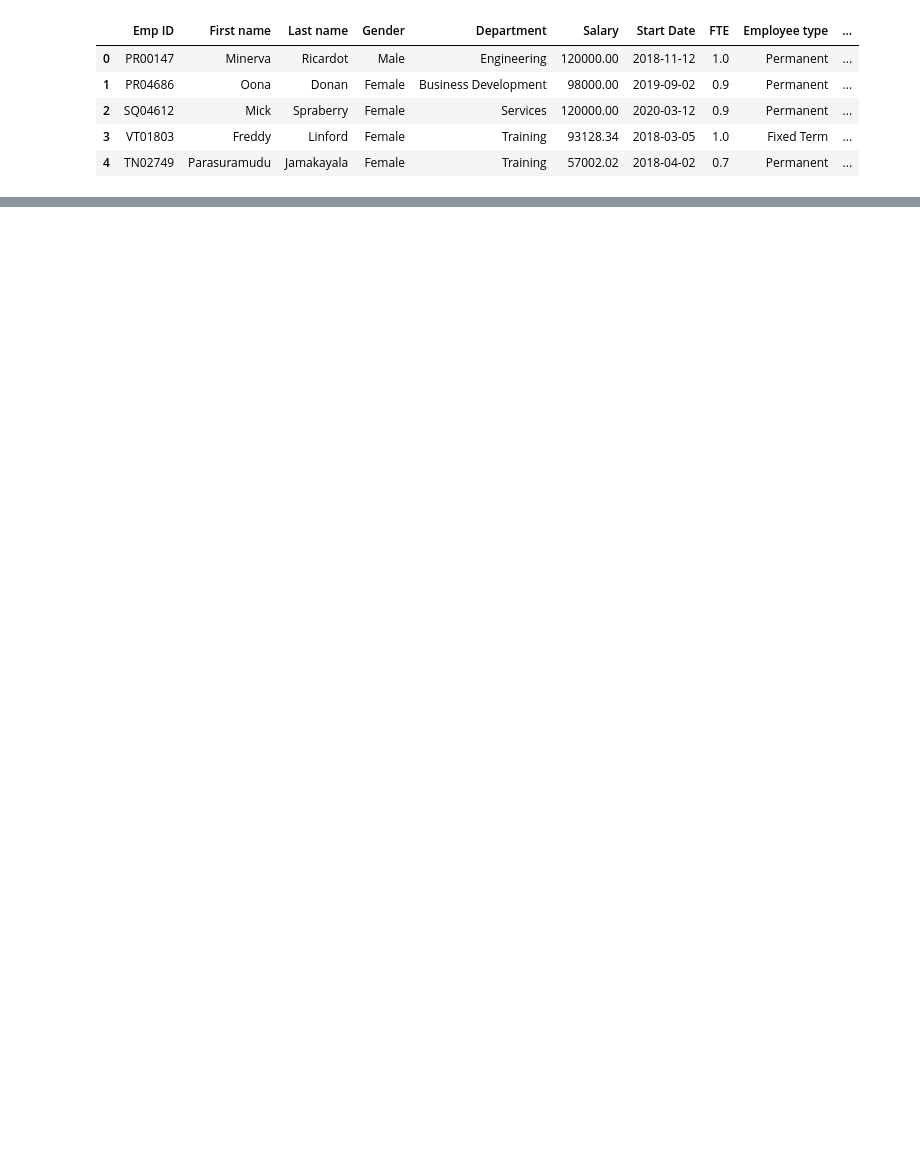
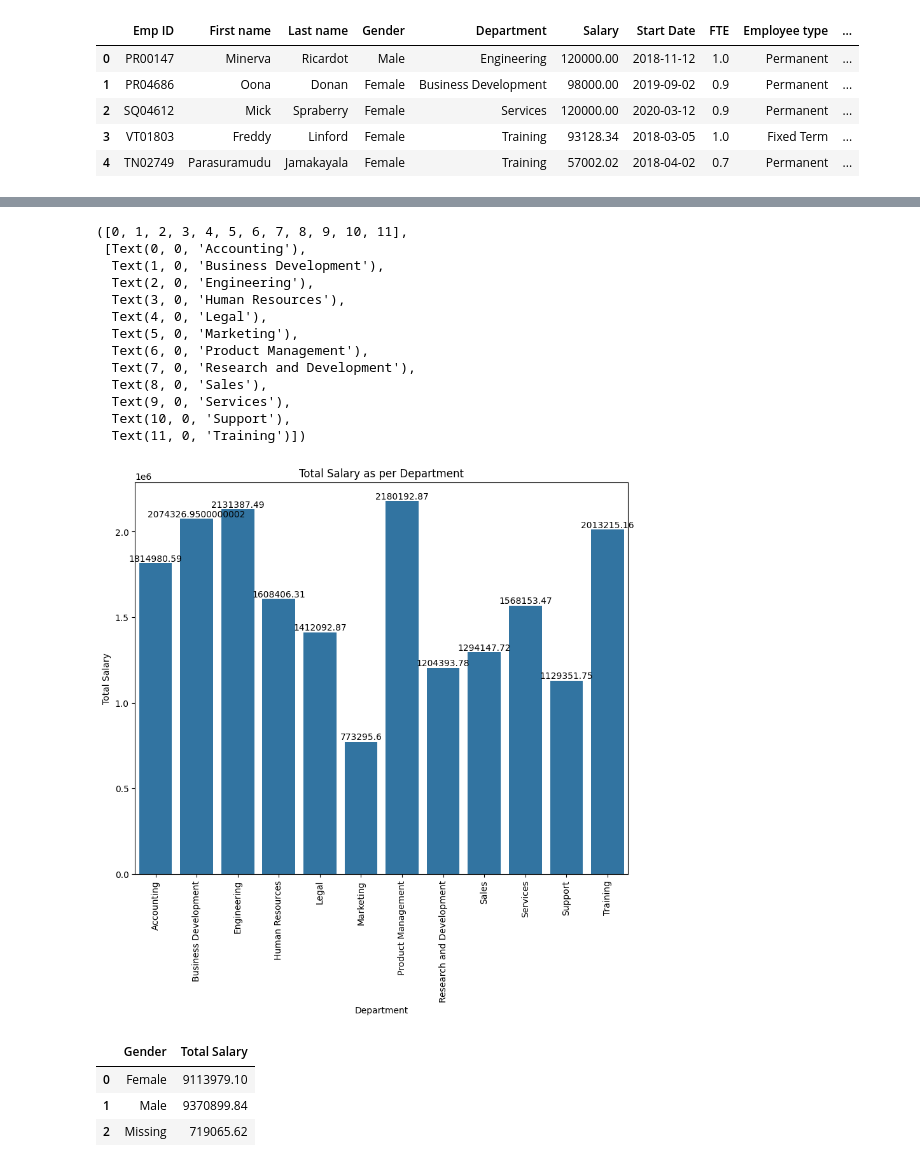
Before and after one commit to gauravvxv/Employee-Analytics-Dashboard, a Jupyter notebook: Notebook/Staff.ipynb, the cells around one changed output, grey strips where cells are left out. Saved outputs shown, nothing was run; the diff lists cells and outputs as text; code cells hidden in the pictures; blank space fills up the shorter version.

```diff
--- a/Notebook/Staff.ipynb
+++ b/Notebook/Staff.ipynb
@@ -252,3 +264,14 @@ df.head()
 | 2 | SQ04612 | Mick | Spraberry | Female | Services | 120000.00 | 2020-03-12 | 0.9 | Permanent | ... |
 | 3 | VT01803 | Freddy | Linford | Female | Training | 93128.34 | 2018-03-05 | 1.0 | Fixed Term | ... |
 | 4 | TN02749 | Parasuramudu | Jamakayala | Female | Training | 57002.02 | 2018-04-02 | 0.7 | Permanent | ... |
+# %%
+# Get the list of current columns
+cols = df.columns.tolist()
+
+# Move 'First Name' and 'Last Name' right after 'ID'
+cols.remove("Join Year")
+id_index = cols.index("Start Date") + 1
+cols = cols[:id_index] + ["Join Year"] + cols[id_index:]
+
+# Reorder the DataFrame
+df = df[cols]
@@ -254,0 +287,2 @@ df.head()
+# %%
+df['Work Type'] = df['FTE'].apply(lambda x: 'Full Time' if x ==1 else 'Part Time')
@@ -257,10 +300,9 @@ df.head()
 cols = df.columns.tolist()
 
 # Move 'First Name' and 'Last Name' right after 'ID'
-cols.remove("First name")
-cols.remove("Last name")
-id_index = cols.index("Emp ID") + 1
-cols = cols[:id_index] + ["First name", "Last name"] + cols[id_index:]
+cols.remove("Work Type")
+id_index = cols.index("FTE") + 1
+cols = cols[:id_index] + ["Work Type"] + cols[id_index:]
 
 # Reorder the DataFrame
 df = df[cols]
@@ -266,0 +320,4 @@ df = df[cols]
+# %%
+salary_asper_department = df.groupby('Department')['Salary'].sum().reset_index()
+salary_asper_department.columns = ['Department','Total Salary']
+salary_asper_department
@@ -266,0 +338,39 @@ df = df[cols]
+# %%
+plt.figure(figsize=(10,8))
+ax = sns.barplot(x='Department',y='Total Salary',data=salary_asper_department)
+plt.title('Total Salary as per Department')
+for i,bar in enumerate(ax.patches):
+    count = salary_asper_department['Total Salary'][i]
+    ax.text(
+        bar.get_x()+bar.get_width()/2,
+        bar.get_height()+bar.get_width()*0.5,
+        f'{count}',
+         ha='center',
+      va='bottom',
+      color='black'
+    )
+plt.xticks(rotation=90)
+# %% [output]
+([0, 1, 2, 3, 4, 5, 6, 7, 8, 9, 10, 11],
+ [Text(0, 0, 'Accounting'),
+  Text(1, 0, 'Business Development'),
+  Text(2, 0, 'Engineering'),
+  Text(3, 0, 'Human Resources'),
+  Text(4, 0, 'Legal'),
+  Text(5, 0, 'Marketing'),
+  Text(6, 0, 'Product Management'),
+  Text(7, 0, 'Research and Development'),
+  Text(8, 0, 'Sales'),
+  Text(9, 0, 'Services'),
+  Text(10, 0, 'Support'),
+  Text(11, 0, 'Training')])
+[figure, added]
+# %%
+salary_asper_gender = df.groupby('Gender')['Salary'].sum().reset_index()
+salary_asper_gender.columns = ['Gender','Total Salary']
+salary_asper_gender
+# %% [output]
+|  | Gender | Total Salary |
+| 0 | Female | 9113979.10 |
+| 1 | Male | 9370899.84 |
+| 2 | Missing | 719065.62 |
```
Also changed, not shown: parts of 9 cells of this notebook.
